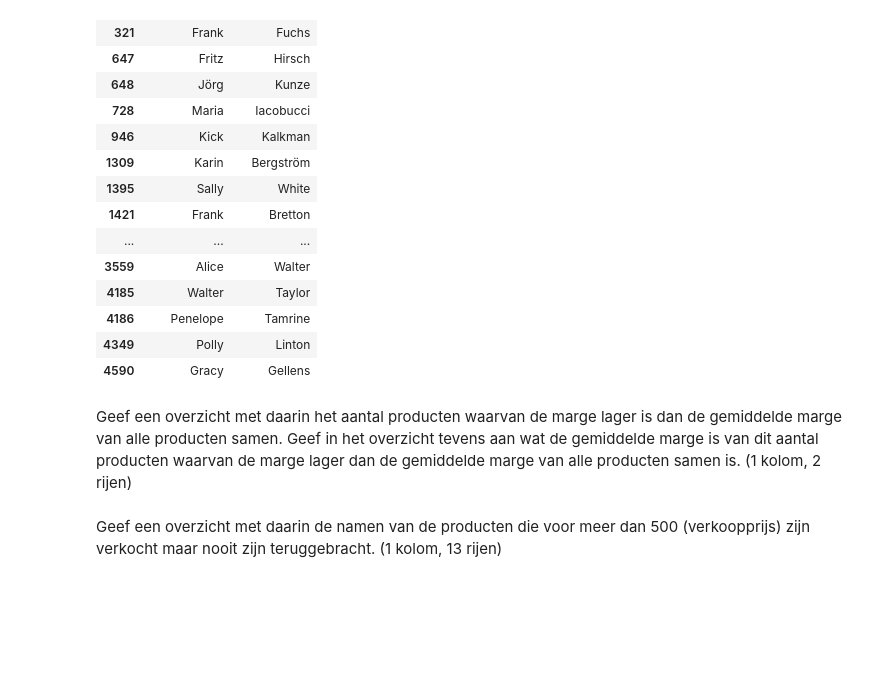
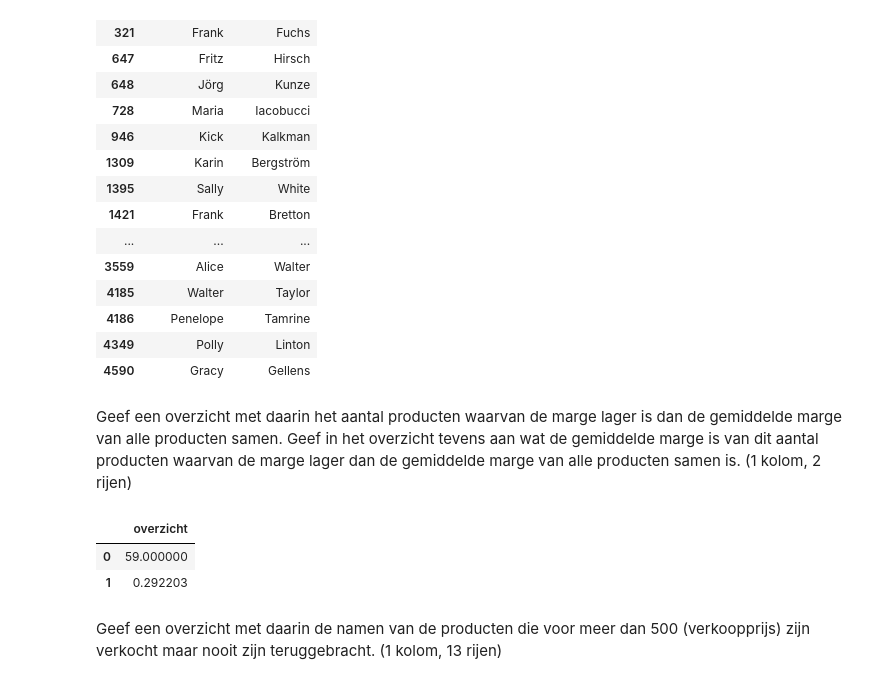
Before and after one commit to Alexanderdeweger/DEAI_portfolio, a Jupyter notebook: Week1/1.3/Opdrachten Alexander.ipynb, the cells around one changed output. Saved outputs shown, nothing was run; the diff lists cells and outputs as text; code cells hidden in the pictures; blank space fills up the shorter version.

```diff
--- a/Week1/1.3/Opdrachten Alexander.ipynb
+++ b/Week1/1.3/Opdrachten Alexander.ipynb
@@ -475,6 +491,16 @@ merger1.loc[(merger1['ORDER_NUMBER'].isna()), ['FIRST_NAME', 'LAST_NAME']]
 | 4590 | Gracy | Gellens |
 # %% [markdown]
 Geef een overzicht met daarin het aantal producten waarvan de marge lager is dan de gemiddelde marge van alle producten samen. Geef in het overzicht tevens aan wat de gemiddelde marge is van dit aantal producten waarvan de marge lager dan de gemiddelde marge van alle producten samen is. (1 kolom, 2 rijen)
+# %%
+pd.DataFrame({
+    "overzicht": [(products["MARGIN"] < products["MARGIN"].mean()).sum(),
+        products.loc[products["MARGIN"] < products["MARGIN"].mean(), "MARGIN"].mean()
+    ]
+})
+# %% [output]
+|  | overzicht |
+| 0 | 59.000000 |
+| 1 | 0.292203 |
 # %% [markdown]
 Geef een overzicht met daarin de namen van de producten die voor meer dan 500 (verkoopprijs) zijn verkocht maar nooit zijn teruggebracht. (1 kolom, 13 rijen)
 # %%
```
Also changed, not shown: parts of 6 cells of this notebook, 1 other file.
